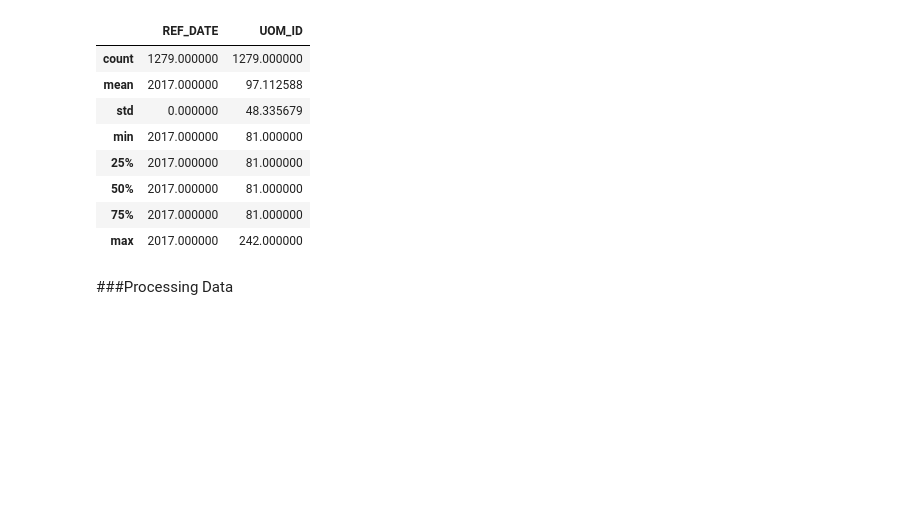
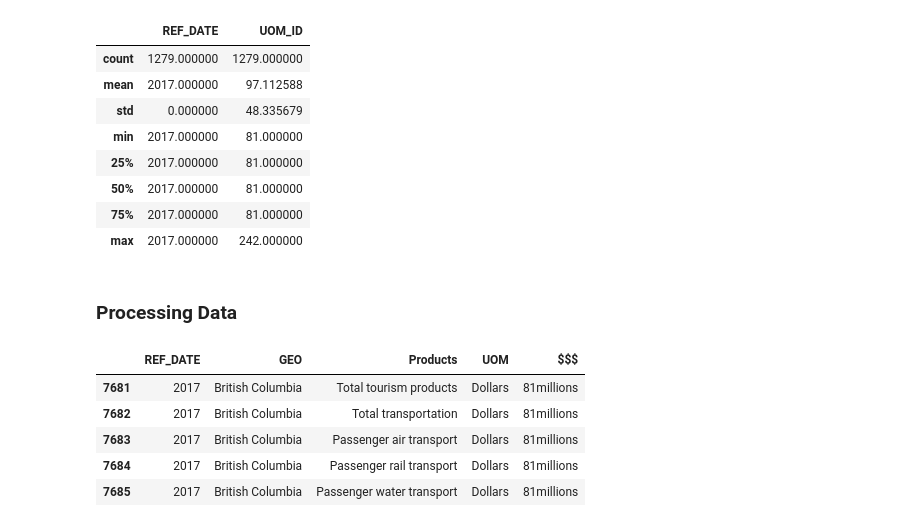
Before and after one commit to data301-2021-winter1/group05-project, a Jupyter notebook: notebooks/analysis2.ipynb, the cells around one changed output. Saved outputs shown, nothing was run; the diff lists cells and outputs as text; code cells hidden in the pictures; blank space fills up the shorter version.

```diff
--- a/notebooks/analysis2.ipynb
+++ b/notebooks/analysis2.ipynb
@@ -328,4 +319,50 @@ memory usage: 102.2+ KB
 | 75% | 2017.000000 | 81.000000 |
 | max | 2017.000000 | 242.000000 |
 # %% [markdown]
-###Processing Data
+### Processing Data
+# %%
+#Remove unwanted columns:
+df =  pd.read_csv('../data/raw/tourism.csv')
+to_dropColumns = ['DGUID', 'SCALAR_ID', 'VECTOR', 'Indicators','COORDINATE','VALUE', 'STATUS', 'SYMBOL', 'TERMINATED', 'DECIMALS']
+df.drop(to_dropColumns, inplace=True, axis=1)
+
+#Remove unwanted products:
+df_hotel_motel_camp = df[~df['Products'].isin(['Total tourism expenditures', 'Total tourism products',
+       'Total transportation', 'Passenger air transport',
+       'Passenger rail transport', 'Passenger water transport',
+       'Interurban, charter and tour bus transport', 'Taxis',
+       'Vehicle rental', 'Vehicle repairs and parts', 'Vehicle fuel', 'Total food and beverage services',
+       'Meals from accommodation', 'Meals from restaurants',
+       'Alcoholic beverages from accommodation',
+       'Alcoholic beverages from restaurants',
+       'Meals and alcoholic beverages from other tourism industries',
+       'Total other tourism products', 'Recreation and entertainment',
+       'Travel services', 'Convention fees', 'Pre-trip expenses',
+       'Total other products', 'Groceries',
+       'Beer, wine, and liquor from stores', 'Urban transit and parking',
+       'Miscellaneous products'])]
+
+#Remove unwanted rows:
+to_dropRows1 = df.index[0:7681] #I looked at row numbers in the excel spreadsheet to find these ranges.
+df.drop(to_dropRows1, inplace=True, axis=0)
+
+to_dropRows2 = df.index[8002:8961]
+df.drop(to_dropRows2, inplace=True, axis=0)
+
+
+
+#I want to combine the columns 'UOM_ID', 'SCALAR_FACTOR', because I don't see a reason they shouldn't be merged.
+df['$$$'] = df['UOM_ID'].astype(str)+ df['SCALAR_FACTOR']
+
+#Now to drop the columns, because it combined them into a new column.
+to_dropColumns2 = ['UOM_ID','SCALAR_FACTOR']
+df.drop(to_dropColumns2, inplace=True, axis=1)
+
+df.head()
+# %% [output]
+|  | REF_DATE | GEO | Products | UOM | $$$ |
+| 7681 | 2017 | British Columbia | Total tourism products | Dollars | 81millions |
+| 7682 | 2017 | British Columbia | Total transportation | Dollars | 81millions |
+| 7683 | 2017 | British Columbia | Passenger air transport | Dollars | 81millions |
+| 7684 | 2017 | British Columbia | Passenger rail transport | Dollars | 81millions |
+| 7685 | 2017 | British Columbia | Passenger water transport | Dollars | 81millions |
```
Also changed, not shown: parts of 8 cells of this notebook.
